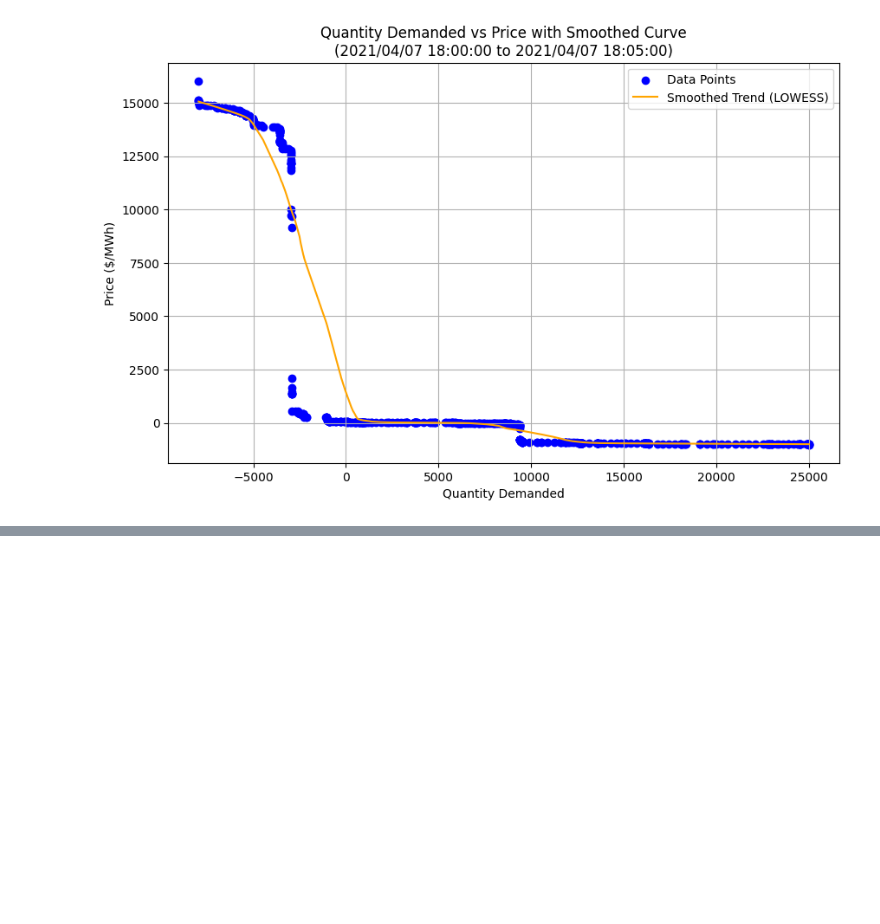
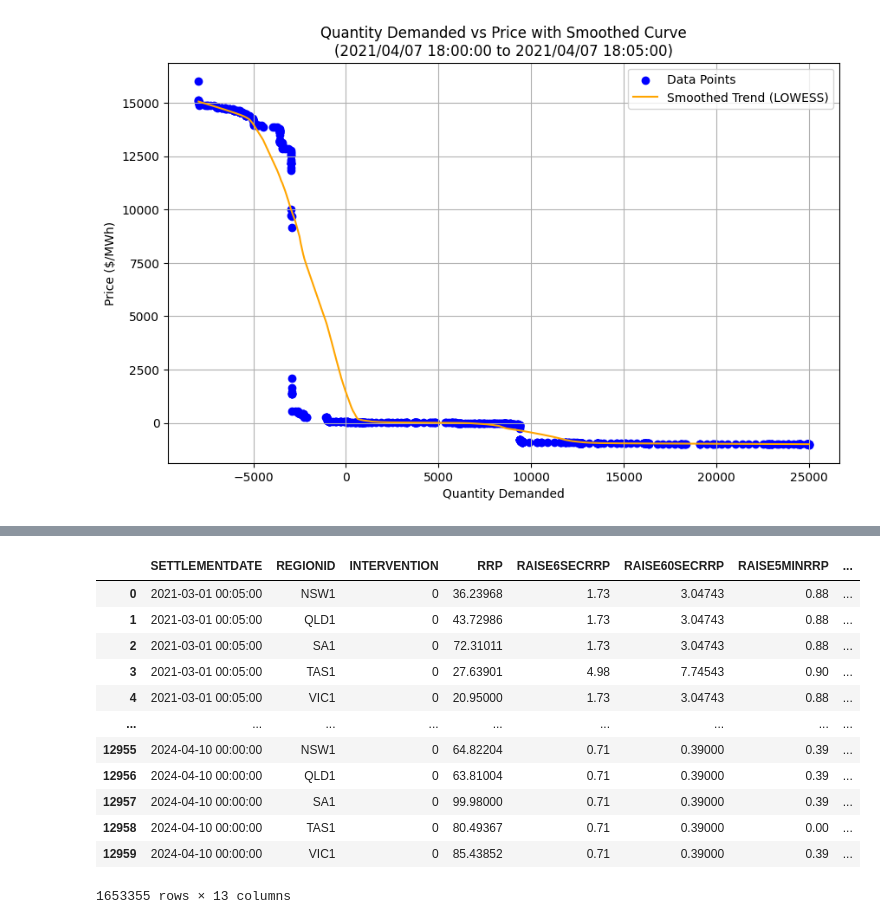
Before and after one commit to daniel-seymour/aus-electricity-auctions, a Jupyter notebook: data_cleaning_code/Uniform_auction_regional_basis.ipynb, the cells around one changed output, grey strips where cells are left out. Saved outputs shown, nothing was run; the diff lists cells and outputs as text; code cells hidden in the pictures; blank space fills up the shorter version.

```diff
--- a/data_cleaning_code/Uniform_auction_regional_basis.ipynb
+++ b/data_cleaning_code/Uniform_auction_regional_basis.ipynb
@@ -360,0 +417,16 @@ INFO: Returning DISPATCHLOAD.
+# %%
+price_data
+# %% [output]
+|  | SETTLEMENTDATE | REGIONID | INTERVENTION | RRP | RAISE6SECRRP | RAISE60SECRRP | RAISE5MINRRP | ... |
+| 0 | 2021-03-01 00:05:00 | NSW1 | 0 | 36.23968 | 1.73 | 3.04743 | 0.88 | ... |
+| 1 | 2021-03-01 00:05:00 | QLD1 | 0 | 43.72986 | 1.73 | 3.04743 | 0.88 | ... |
+| 2 | 2021-03-01 00:05:00 | SA1 | 0 | 72.31011 | 1.73 | 3.04743 | 0.88 | ... |
+| 3 | 2021-03-01 00:05:00 | TAS1 | 0 | 27.63901 | 4.98 | 7.74543 | 0.90 | ... |
+| 4 | 2021-03-01 00:05:00 | VIC1 | 0 | 20.95000 | 1.73 | 3.04743 | 0.88 | ... |
+| ... | ... | ... | ... | ... | ... | ... | ... | ... |
+| 12955 | 2024-04-10 00:00:00 | NSW1 | 0 | 64.82204 | 0.71 | 0.39000 | 0.39 | ... |
+| 12956 | 2024-04-10 00:00:00 | QLD1 | 0 | 63.81004 | 0.71 | 0.39000 | 0.39 | ... |
+| 12957 | 2024-04-10 00:00:00 | SA1 | 0 | 99.98000 | 0.71 | 0.39000 | 0.39 | ... |
+| 12958 | 2024-04-10 00:00:00 | TAS1 | 0 | 80.49367 | 0.71 | 0.39000 | 0.00 | ... |
+| 12959 | 2024-04-10 00:00:00 | VIC1 | 0 | 85.43852 | 0.71 | 0.39000 | 0.39 | ... |
+1653355 rows × 13 columns
```
Also changed, not shown: parts of 13 cells of this notebook, 3 other files.
